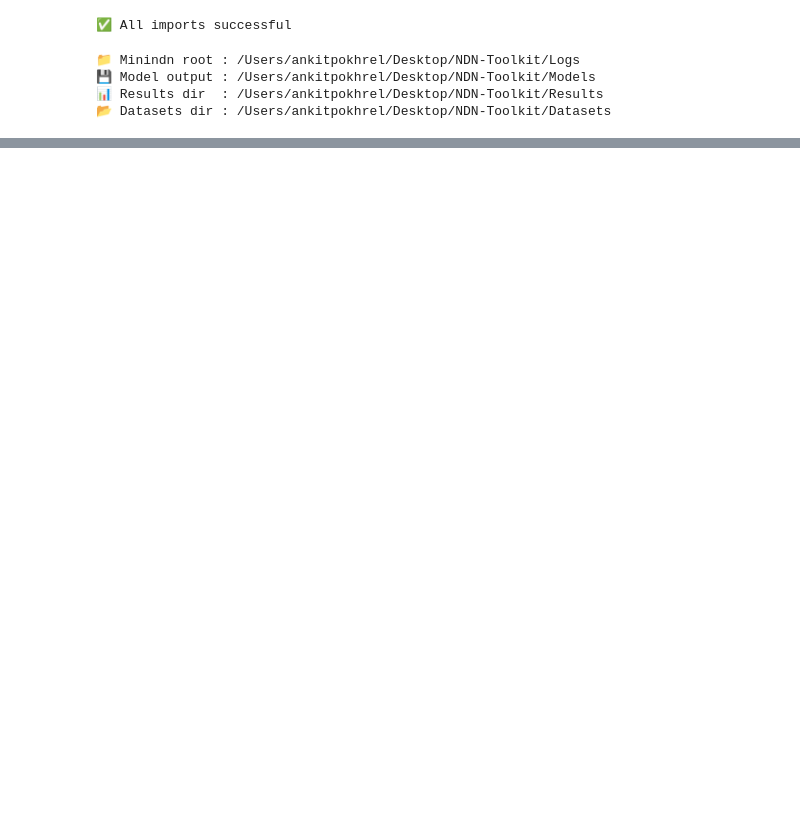
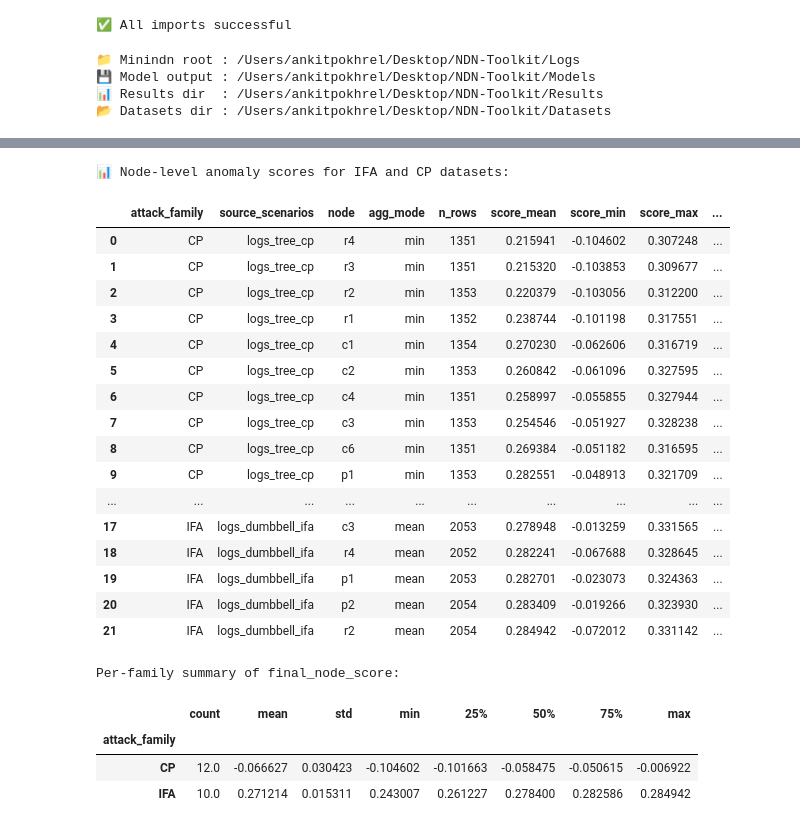
Before and after one commit to fuyalasmit/NDN-Toolkit, a Jupyter notebook: Notebooks/if_model.ipynb, the cells around one changed output, grey strips where cells are left out. Cells and saved outputs as stored; diff of their text form; code cells hidden in the pictures; blank space fills up the shorter version.

```diff
--- a/Notebooks/if_model.ipynb
+++ b/Notebooks/if_model.ipynb
@@ -417,0 +1353,80 @@ display(node_summary_anomaly.sort_values("anomaly_pct", ascending=False))
+# %%
+# ── Node-level anomaly scores for IFA and CP datasets
+from sklearn.pipeline import Pipeline
+
+# Reuse already-built node-level attack table when available.
+if "attack_eval_nodes" in globals() and not attack_eval_nodes.empty:
+    node_scores_df = attack_eval_nodes.copy()
+else:
+    # Fallback path: rebuild node-level scores directly from attack CSVs.
+    if "pipeline" in globals() and isinstance(pipeline, Pipeline):
+        score_model = pipeline
+    elif "loaded_pipeline" in globals() and isinstance(loaded_pipeline, Pipeline):
+        score_model = loaded_pipeline
+    else:
+        raise ValueError("No trained pipeline found. Run training first.")
+
+    ifa_df = pd.read_csv(Path(DATASETS_DIR) / "ifa_attack_features.csv")
+    cp_df = pd.read_csv(Path(DATASETS_DIR) / "cp_attack_features.csv")
+
+    def build_node_scores(df: pd.DataFrame, family: str, agg_mode: str) -> pd.DataFrame:
+        d = df.copy()
+        d["anomaly_score"] = score_model.decision_function(d[FEATURE_COLS].values)
+        out = d.groupby(["source_scenarios", "node"], as_index=False).agg(
+            n_rows=("anomaly_score", "count"),
+            score_mean=("anomaly_score", "mean"),
+            score_min=("anomaly_score", "min"),
+            score_max=("anomaly_score", "max"),
+        )
+        out["attack_family"] = family
+        out["agg_mode"] = agg_mode
+        out["final_node_score"] = out["score_mean"] if agg_mode == "mean" else out["score_min"]
+        return out
+
+    ifa_nodes_local = build_node_scores(ifa_df, family="IFA", agg_mode="mean")
+    cp_nodes_local = build_node_scores(cp_df, family="CP", agg_mode="mean")
+    node_scores_df = pd.concat([ifa_nodes_local, cp_nodes_local], ignore_index=True)
+
+# Keep columns focused on node-level anomaly scoring outputs.
+node_level_scores = node_scores_df[[
+    "attack_family", "source_scenarios", "node", "agg_mode", "n_rows",
+    "score_mean", "score_min", "score_max", "final_node_score"
+]].sort_values(["attack_family", "final_node_score"]).reset_index(drop=True)
+
+print("📊 Node-level anomaly scores for IFA and CP datasets:")
+display(node_level_scores)
+
+print("\nPer-family summary of final_node_score:")
+display(
+    node_level_scores.groupby("attack_family")["final_node_score"]
+    .describe()
+    .round(6)
+)
+
+node_scores_out = Path(RESULTS_DIR) / "attack_node_level_scores.csv"
+node_level_scores.to_csv(node_scores_out, index=False)
+print(f"📁 Saved → {node_scores_out}")
+# %% [output]
+📊 Node-level anomaly scores for IFA and CP datasets:
+|  | attack_family | source_scenarios | node | agg_mode | n_rows | score_mean | score_min | score_max | ... |
+| 0 | CP | logs_tree_cp | r4 | min | 1351 | 0.215941 | -0.104602 | 0.307248 | ... |
+| 1 | CP | logs_tree_cp | r3 | min | 1351 | 0.215320 | -0.103853 | 0.309677 | ... |
+| 2 | CP | logs_tree_cp | r2 | min | 1353 | 0.220379 | -0.103056 | 0.312200 | ... |
+| 3 | CP | logs_tree_cp | r1 | min | 1352 | 0.238744 | -0.101198 | 0.317551 | ... |
+| 4 | CP | logs_tree_cp | c1 | min | 1354 | 0.270230 | -0.062606 | 0.316719 | ... |
+| 5 | CP | logs_tree_cp | c2 | min | 1353 | 0.260842 | -0.061096 | 0.327595 | ... |
+| 6 | CP | logs_tree_cp | c4 | min | 1351 | 0.258997 | -0.055855 | 0.327944 | ... |
+| 7 | CP | logs_tree_cp | c3 | min | 1353 | 0.254546 | -0.051927 | 0.328238 | ... |
+| 8 | CP | logs_tree_cp | c6 | min | 1351 | 0.269384 | -0.051182 | 0.316595 | ... |
+| 9 | CP | logs_tree_cp | p1 | min | 1353 | 0.282551 | -0.048913 | 0.321709 | ... |
+| ... | ... | ... | ... | ... | ... | ... | ... | ... | ... |
+| 17 | IFA | logs_dumbbell_ifa | c3 | mean | 2053 | 0.278948 | -0.013259 | 0.331565 | ... |
+| 18 | IFA | logs_dumbbell_ifa | r4 | mean | 2052 | 0.282241 | -0.067688 | 0.328645 | ... |
+| 19 | IFA | logs_dumbbell_ifa | p1 | mean | 2053 | 0.282701 | -0.023073 | 0.324363 | ... |
+| 20 | IFA | logs_dumbbell_ifa | p2 | mean | 2054 | 0.283409 | -0.019266 | 0.323930 | ... |
+| 21 | IFA | logs_dumbbell_ifa | r2 | mean | 2054 | 0.284942 | -0.072012 | 0.331142 | ... |
+Per-family summary of final_node_score:
+|  | count | mean | std | min | 25% | 50% | 75% | max |
+| attack_family |  |  |  |  |  |  |  |  |
+| CP | 12.0 | -0.066627 | 0.030423 | -0.104602 | -0.101663 | -0.058475 | -0.050615 | -0.006922 |
+| IFA | 10.0 | 0.271214 | 0.015311 | 0.243007 | 0.261227 | 0.278400 | 0.282586 | 0.284942 |
```
Also changed, not shown: parts of 29 cells of this notebook, 5 other files.
